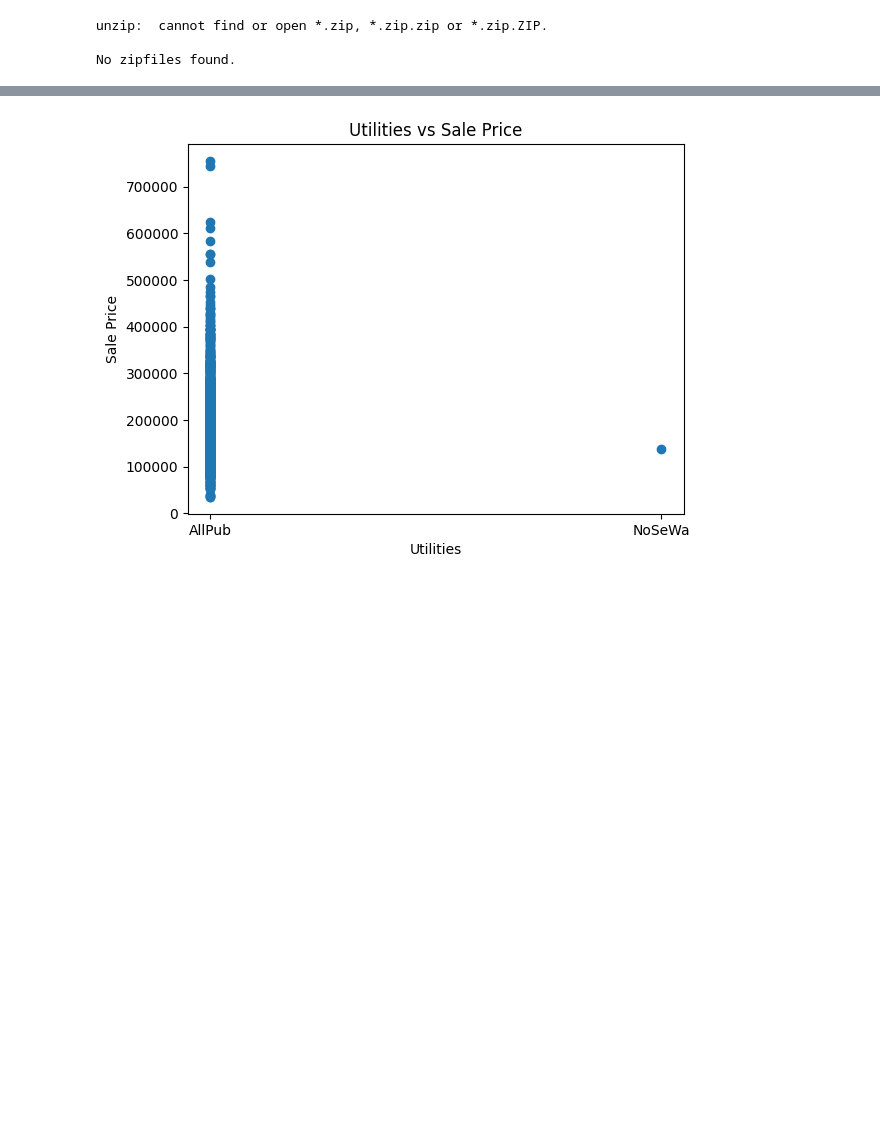
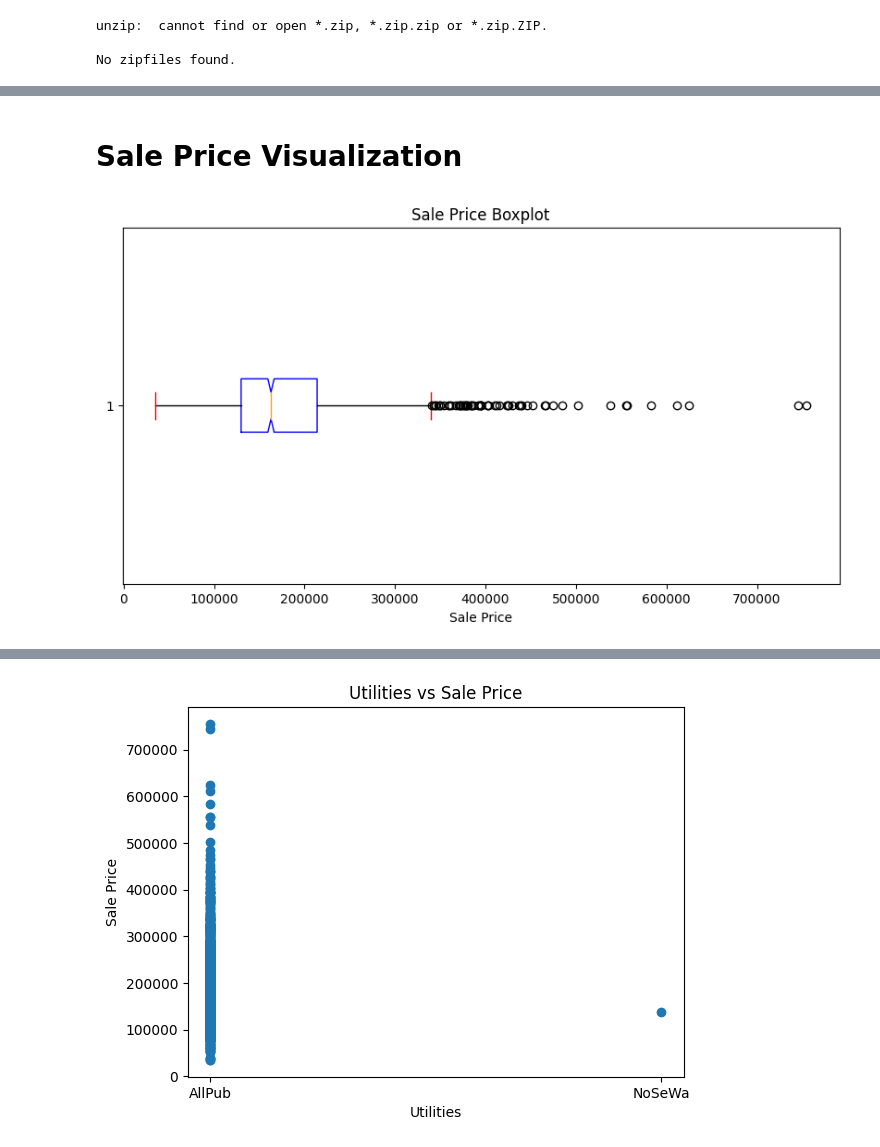
Before and after one commit to jdwatson08/House-Price-Model, a Jupyter notebook: House_price_model.ipynb, the cells around one changed output, grey strips where cells are left out. Cells and saved outputs as stored; diff of their text form; code cells hidden in the pictures; blank space fills up the shorter version.

Commit message:
New Visualizations

```diff
--- a/House_price_model.ipynb
+++ b/House_price_model.ipynb
@@ -103,3 +118,13 @@ Data columns (total 76 columns):
  75  SalePrice      1460 non-null   int64
 dtypes: float64(3), int64(34), object(39)
 memory usage: 878.3+ KB
+# %% [markdown]
+<h1>Sale Price Visualization</h1>
+# %%
+fig, ax = plt.subplots(figsize=(10, 5))
+ax = plt.boxplot(df['SalePrice'], boxprops=dict(color='blue'), capprops=dict(color='red'), medianprops=dict(color='orange'), notch=True, vert=False, showfliers=True)
+plt.title('Sale Price Boxplot')
+plt.xlabel('Sale Price')
+plt.show()
+# %% [output]
+[figure, added]
```
Also changed, not shown: parts of 41 cells of this notebook.
